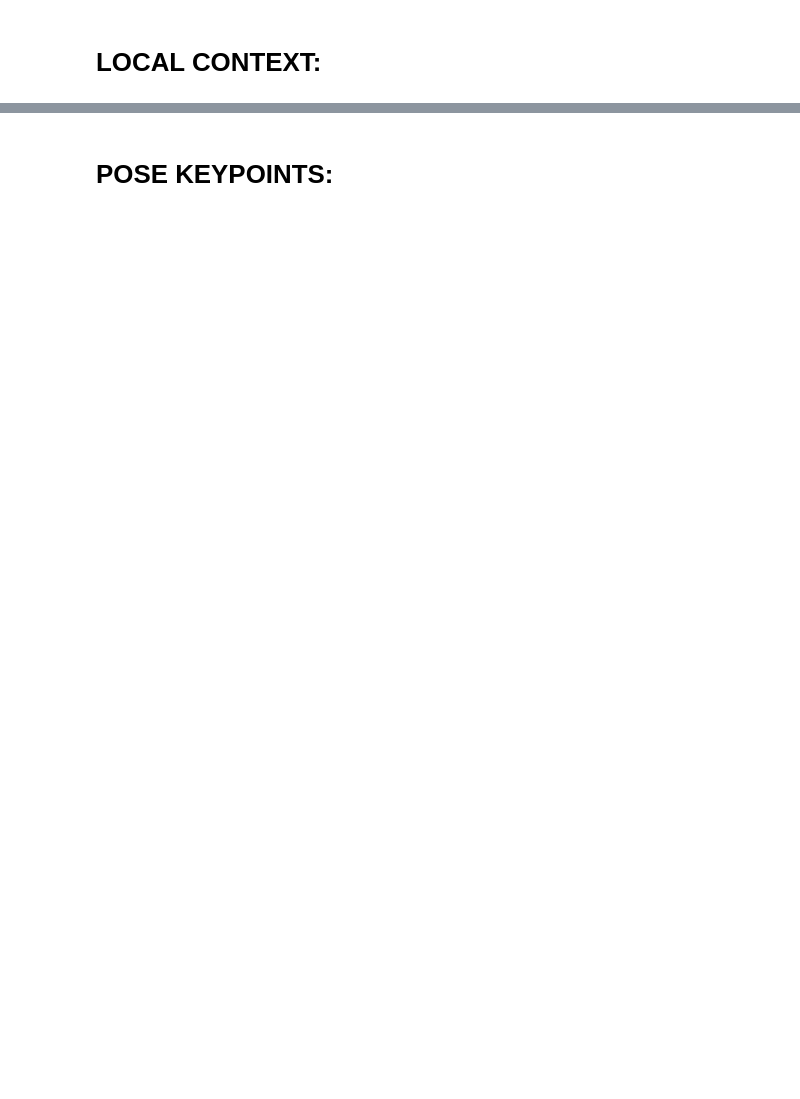
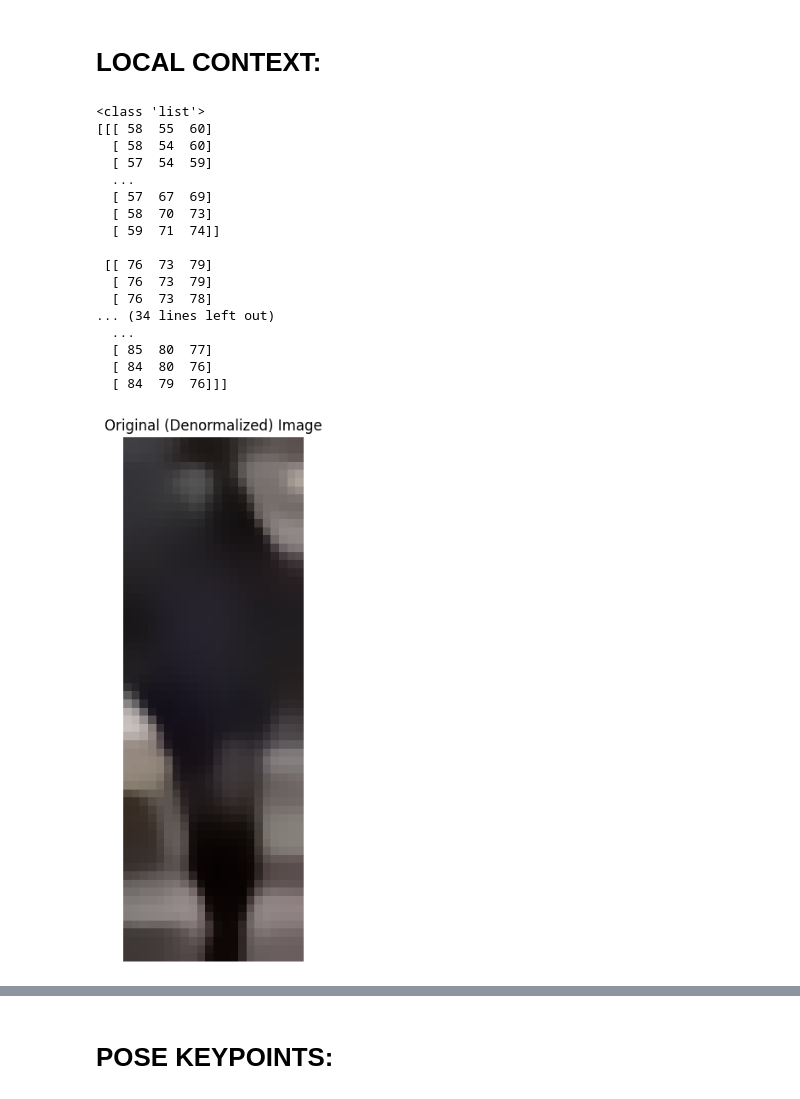
Before and after one commit to FilippoCrc/Predicting-Pedestrian-Intention, a Jupyter notebook: main copy 3.ipynb, the cells around one changed output, grey strips where cells are left out. Cells and saved outputs as stored; diff of their text form; code cells hidden in the pictures; blank space fills up the shorter version.

```diff
--- a/main copy 3.ipynb
+++ b/main copy 3.ipynb
@@ -38,7 +38,7 @@ RUN =True
 # DATASET
 # %%
 # Load the JAAD dataset
-jaad_dt = JAAD(data_path=SUBSET_PATH)
+jaad_dt = JAAD(data_path=JAAD_PATH)
 #jaad.generate_database()
 #jaad_dt.get_data_stats()
 
@@ -92,6 +92,12 @@ if RUN:
     deeplab_model.load_state_dict(torch.load(DEEPLAB_PATH)['model_state'])
     deeplab_model.to(device)
     deeplab_model.eval()
+# %%
+new_tr = transforms.Compose([
+    transforms.Resize((224, 224)),  # Ridimensiona le immagini a 256x256
+    transforms.ToTensor(),
+    transforms.Normalize(mean=[0.485, 0.456, 0.406], std=[0.229, 0.224, 0.225]),
+])
 # %%
 def get_segmentation_mask(image_path, model, preprocess):
     # Load the image
@@ -160,11 +168,11 @@ if RUN:
     all_video_masks = process_video_frames(seq_train, deeplab_model, train_transforms)
     seq_train['masks'] = all_video_masks
     # Apri il file in modalità scrittura binaria e salva il dizionario
-    with open(FILENAME_SUB, 'wb') as f:
+    with open(FILENAME_BIG, 'wb') as f:
         pickle.dump(seq_train['masks'], f)
 else:
     #recover data:
-    with open(FILENAME_SUB, 'rb') as f:
+    with open(FILENAME_BIG, 'rb') as f:
         seq_train['masks'] = pickle.load(f)
 
     # Verifica che i risultati siano stati caricati correttamente
@@ -190,4 +202,61 @@ torch.Size([1, 1, 512, 512])
 def crop_image(img, bbox):
     x1, y1, x2, y2 = bbox
     return img.crop((x1, y1, x2, y2))
+# %%
+def crop_image_cv(img, bbox):
+    x1, y1, x2, y2 = bbox
+    return img[int(y1):int(y2), int(x1):int(x2)]
+# %%
+all_images = []
+for i in range(len(seq_train['image'])):
+    aux_list = []
+    for j in range(len(seq_train['image'][i])):
+        # Open the images from the paths
+        img_path = seq_train['image'][i][j]
+        img = cv2.imread(img_path)
+        img = cv2.cvtColor(img, cv2.COLOR_BGR2RGB)  # Convert to RGB
+
+        bbox = seq_train['bbox'][i][j]
+        # Compute local context cropping images around the bboxes
+        cropped_images = crop_image_cv(img, bbox)
+
+        # Aumento della nitidezza usando Unsharp Masking
+        blurred_image = cv2.GaussianBlur(cropped_images, (5, 5), 0)
+
+        sharpness = 1.5  # Fattore di nitidezza
+        blurred_for_sharp = cv2.GaussianBlur(blurred_image, (0, 0), 5)
+        sharpened_image = cv2.addWeighted(blurred_image, 1.0 + sharpness, blurred_for_sharp, -sharpness, 0)
+
+        # Riduzione del rumore usando un filtro bilaterale
+        denoised_image = cv2.bilateralFilter(sharpened_image, 9, 75, 75)
+
+        aux_list.append(denoised_image)
+    all_images.append(aux_list)
+
+print(type(all_images))
+print(all_images[0][0])
+plt.figure(figsize=(8, 8))
+plt.imshow(all_images[3][0])
+plt.axis('off')
+plt.title("Original (Denormalized) Image")
+plt.show()
+# %% [output]
+<class 'list'>
+[[[ 58  55  60]
+  [ 58  54  60]
+  [ 57  54  59]
+  ...
+  [ 57  67  69]
+  [ 58  70  73]
+  [ 59  71  74]]
+
+ [[ 76  73  79]
+  [ 76  73  79]
+  [ 76  73  78]
+... (34 lines left out)
+  ...
+  [ 85  80  77]
+  [ 84  80  76]
+  [ 84  79  76]]]
+[figure, added]
 # %%
```
Also changed, not shown: parts of 15 cells of this notebook.
